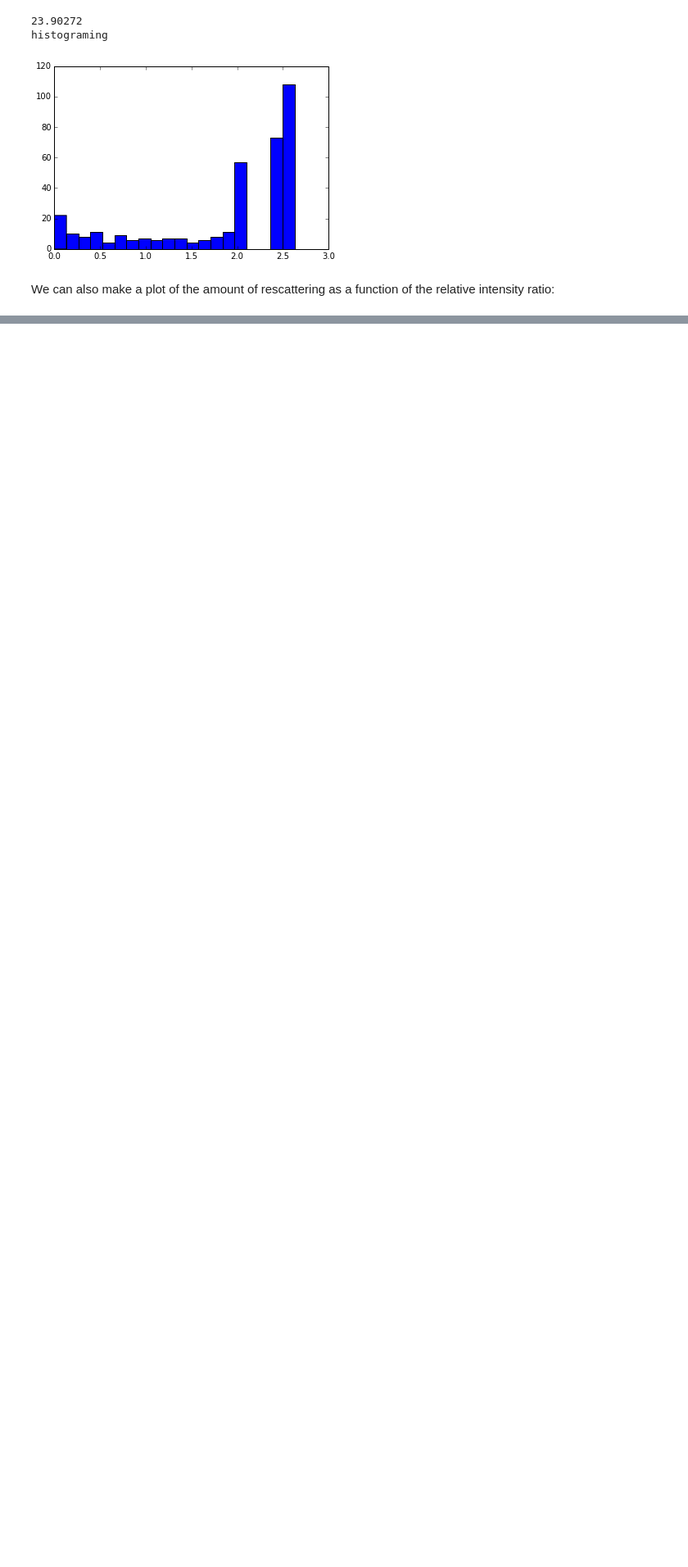
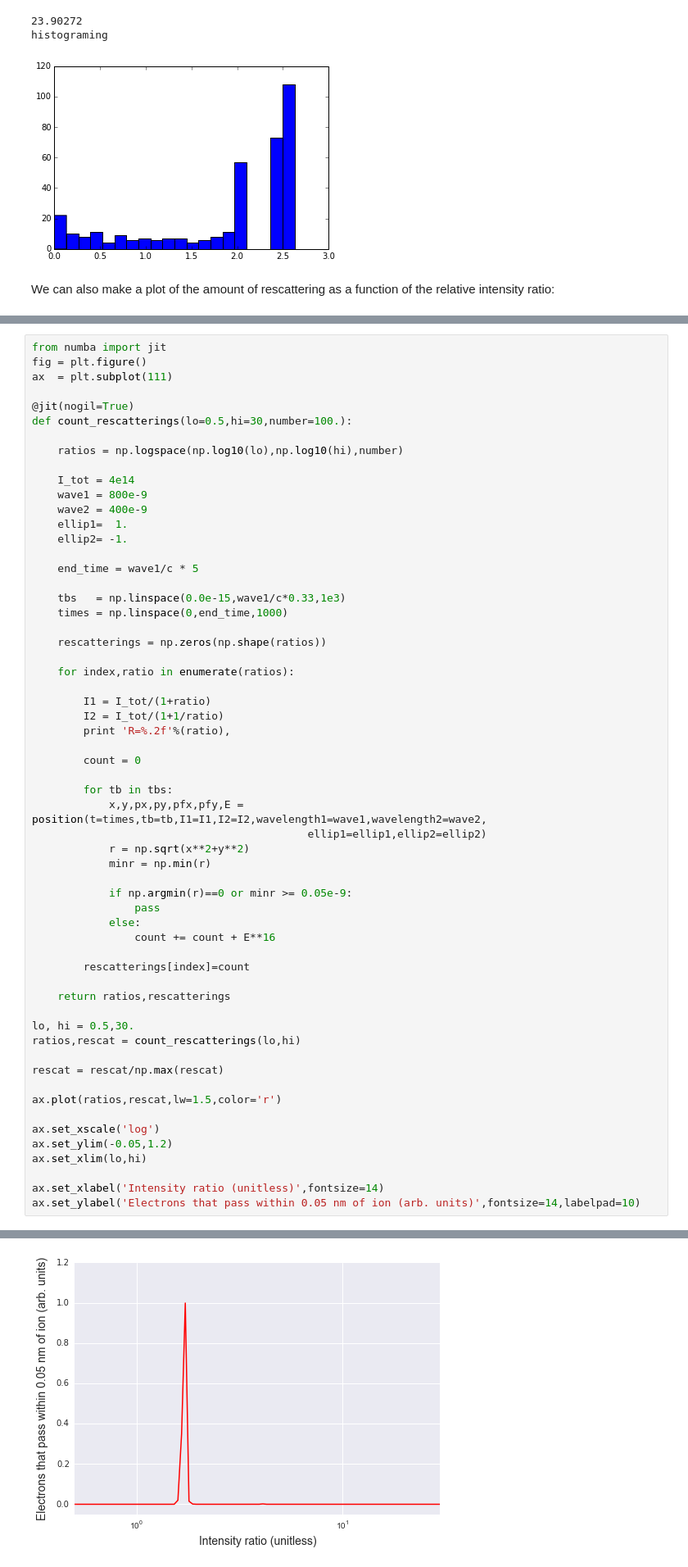
Before and after one commit to DanHickstein/cutoffs, a Jupyter notebook: Cutoff rules 0.9.ipynb, the cells around one changed output, grey strips where cells are left out. Shown at 82% size. Drawn from its saved outputs; the diff is of its cells as text; blank space fills up the shorter version.

```diff
--- a/Cutoff rules 0.9.ipynb
+++ b/Cutoff rules 0.9.ipynb
@@ -842,0 +838,60 @@ R=0.50 R=0.54 R=0.59 R=0.64 R=0.70 R=0.76 R=0.83 R=0.90 R=0.98 R=1.06 R=1.15 R=1
+# %%
+from numba import jit
+fig = plt.figure()
+ax  = plt.subplot(111)
+
+@jit(nogil=True)
+def count_rescatterings(lo=0.5,hi=30,number=100.):
+
+    ratios = np.logspace(np.log10(lo),np.log10(hi),number)
+
+    I_tot = 4e14
+    wave1 = 800e-9
+    wave2 = 400e-9
+    ellip1=  1.
+    ellip2= -1.
+
+    end_time = wave1/c * 5
+
+    tbs   = np.linspace(0.0e-15,wave1/c*0.33,1e3)
+    times = np.linspace(0,end_time,1000)
+
+    rescatterings = np.zeros(np.shape(ratios))
+
+    for index,ratio in enumerate(ratios):
+
+        I1 = I_tot/(1+ratio)
+        I2 = I_tot/(1+1/ratio)
+        print 'R=%.2f'%(ratio),
+
+        count = 0
+
+        for tb in tbs:
+            x,y,px,py,pfx,pfy,E = position(t=times,tb=tb,I1=I1,I2=I2,wavelength1=wave1,wavelength2=wave2,
+                                           ellip1=ellip1,ellip2=ellip2)
+            r = np.sqrt(x**2+y**2)
+            minr = np.min(r)
+
+            if np.argmin(r)==0 or minr >= 0.05e-9:
+                pass
+            else:
+                count += count + E**16
+
+        rescatterings[index]=count
+
+    return ratios,rescatterings
+
+lo, hi = 0.5,30.
+ratios,rescat = count_rescatterings(lo,hi)
+
+rescat = rescat/np.max(rescat)
+
+ax.plot(ratios,rescat,lw=1.5,color='r')
+
+ax.set_xscale('log')
+ax.set_ylim(-0.05,1.2)
+ax.set_xlim(lo,hi)
+
+ax.set_xlabel('Intensity ratio (unitless)',fontsize=14)
+ax.set_ylabel('Electrons that pass within 0.05 nm of ion (arb. units)',fontsize=14,labelpad=10)
+# %% [output]
@@ -842,0 +916 @@ R=0.50 R=0.54 R=0.59 R=0.64 R=0.70 R=0.76 R=0.83 R=0.90 R=0.98 R=1.06 R=1.15 R=1
+[figure, added]
```
Also changed, not shown: parts of 5 cells of this notebook.
